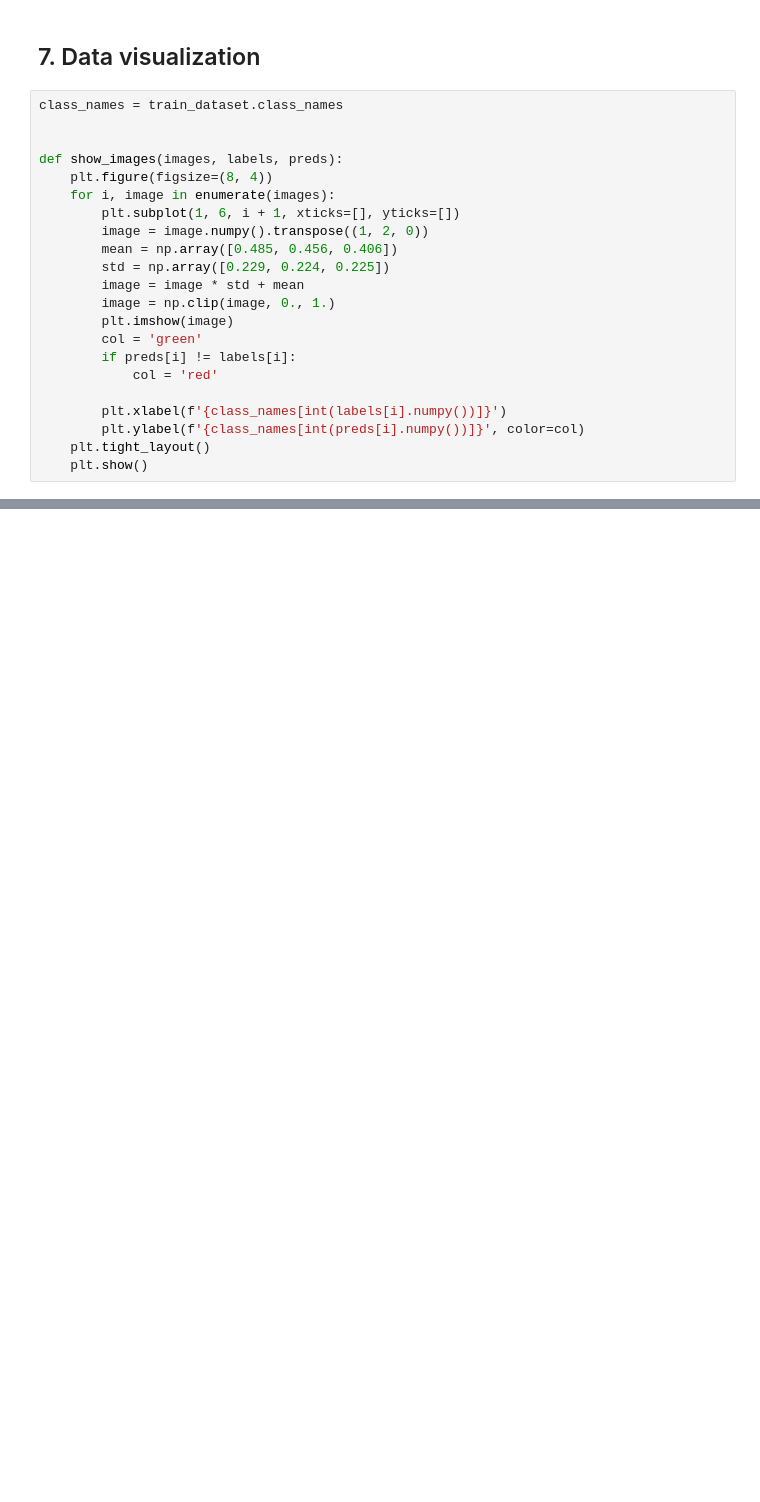
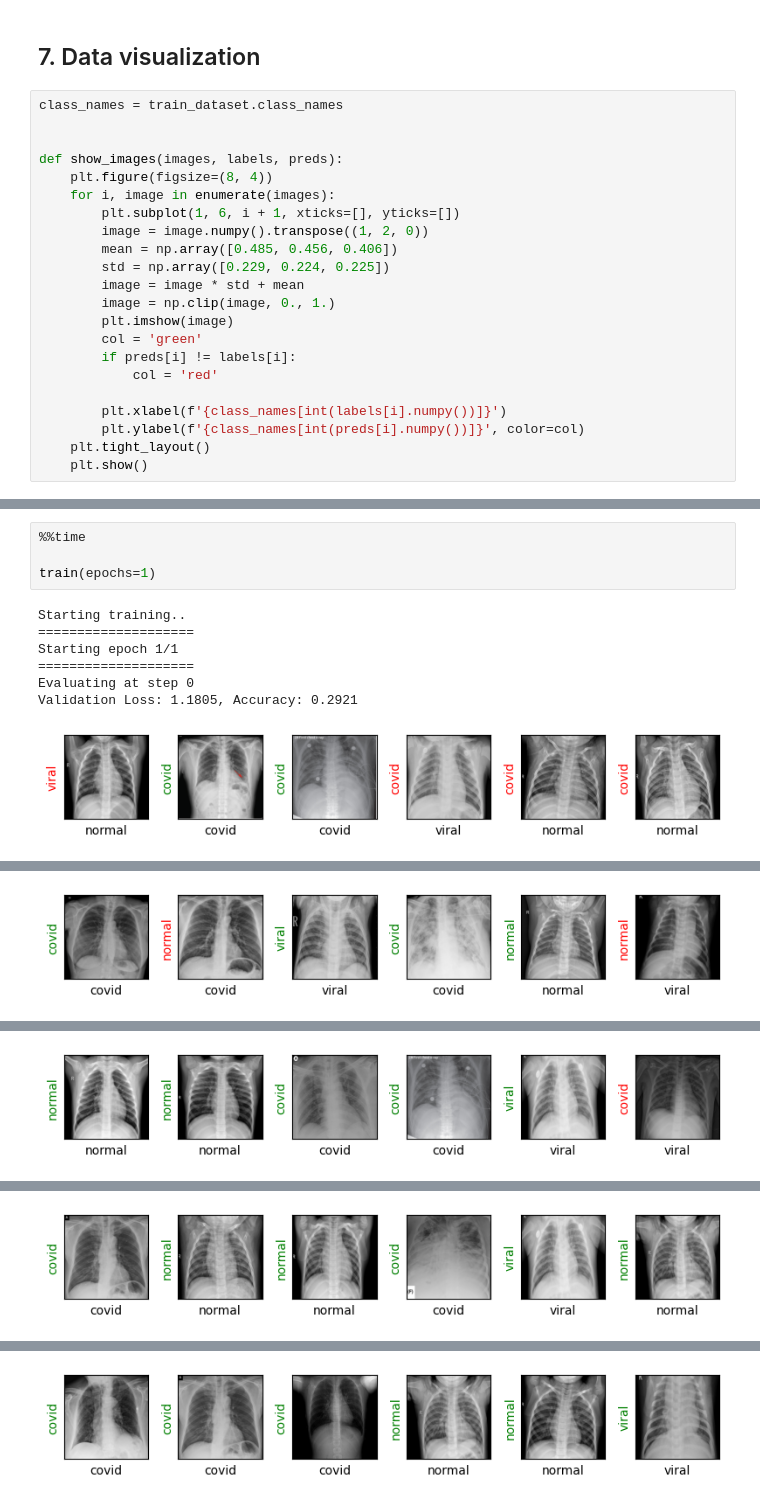
Before and after one commit to sreerag-chandrasekharan/Covid19-detection-chest-xray, a Jupyter notebook: Main.ipynb, the cells around one changed output, grey strips where cells are left out. Cells and saved outputs as stored; diff of their text form; blank space fills up the shorter version.

```diff
--- a/Main.ipynb
+++ b/Main.ipynb
@@ -171,0 +269,12 @@ show_images(images, labels, labels)
+# %%
+%%time
+
+train(epochs=1)
+# %% [output]
+Starting training..
+====================
+Starting epoch 1/1
+====================
+Evaluating at step 0
+Validation Loss: 1.1805, Accuracy: 0.2921
+[figure, added]
@@ -171,0 +283 @@ show_images(images, labels, labels)
+[figure, added]
@@ -171,0 +286 @@ show_images(images, labels, labels)
+[figure, added]
@@ -171,0 +289 @@ show_images(images, labels, labels)
+[figure, added]
@@ -171,0 +292 @@ show_images(images, labels, labels)
+[figure, added]
```
Also changed, not shown: parts of 14 cells of this notebook.
